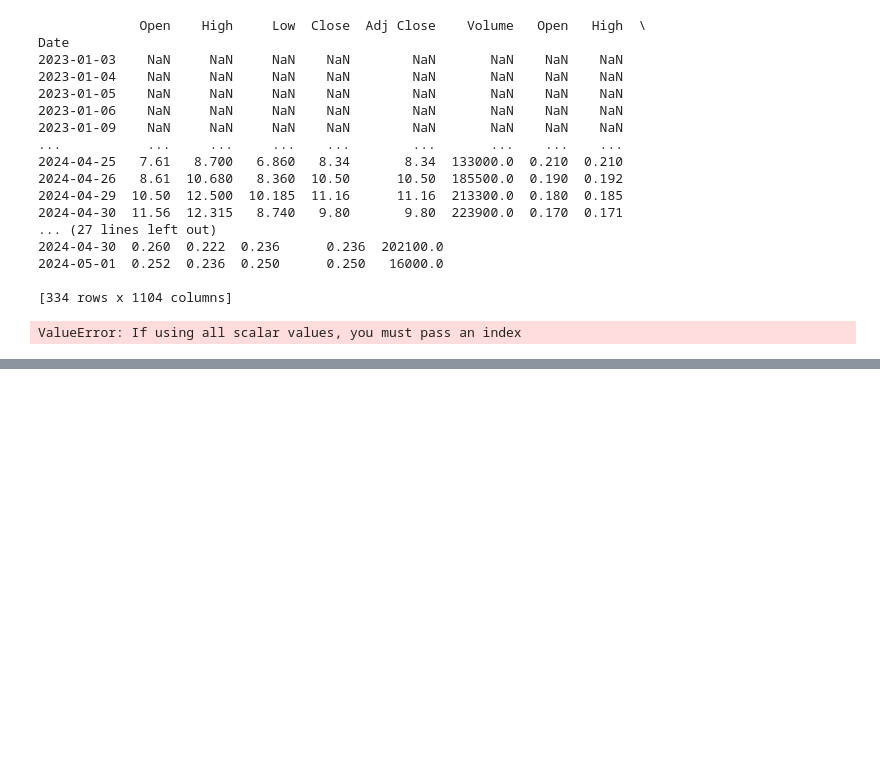
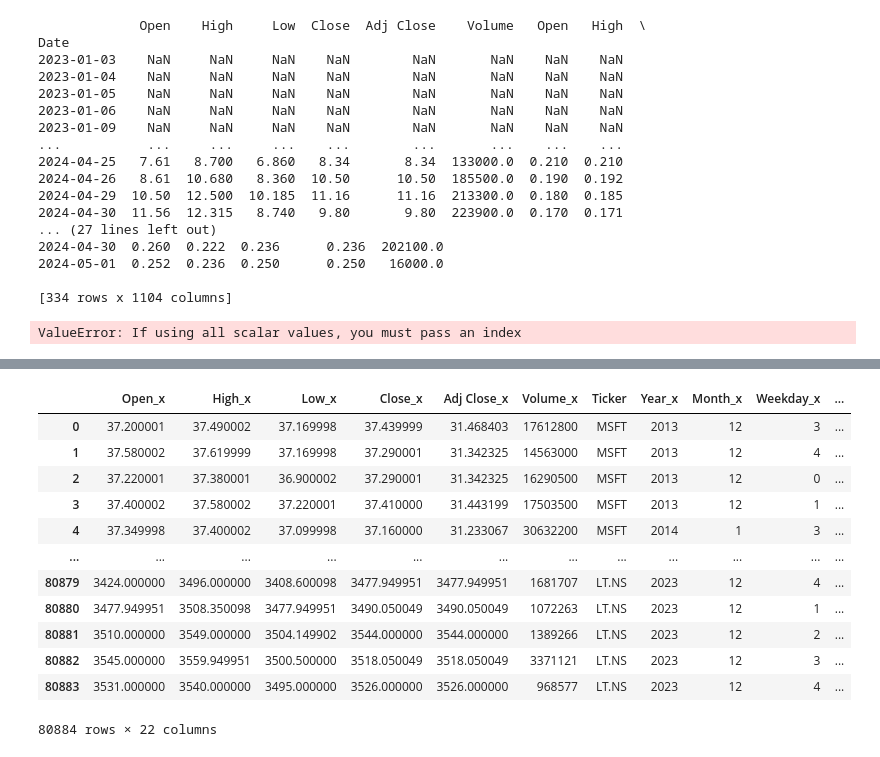
Before and after one commit to thaiphi/Stock-Markets-Analytics-2024, a Jupyter notebook: Week 2/Module_2_Homework.ipynb, the cells around one changed output, grey strips where cells are left out. Cells and saved outputs as stored; diff of their text form; code cells hidden in the pictures; blank space fills up the shorter version.

```diff
--- a/Week 2/Module_2_Homework.ipynb
+++ b/Week 2/Module_2_Homework.ipynb
@@ -577,0 +591,9 @@ print(f"Median investment return for optimal X: {medians[optimal_x] * 100:.2f}%"
+# %%
+US_STOCKS = ['MSFT', 'AAPL', 'GOOG', 'NVDA', 'AMZN', 'META', 'BRK-B', 'LLY', 'AVGO','V', 'JPM']
+
+EU_STOCKS = ['NVO','MC.PA', 'ASML', 'RMS.PA', 'OR.PA', 'SAP', 'ACN', 'TTE', 'SIE.DE','IDEXY','CDI.PA']
+
+INDIA_STOCKS = ['RELIANCE.NS','TCS.NS','HDB','BHARTIARTL.NS','IBN','SBIN.NS','LICI.NS','INFY','ITC.NS','HINDUNILVR.NS','LT.NS']
+# %%
+LARGEST_STOCKS = US_STOCKS  + EU_STOCKS + INDIA_STOCKS
+LARGEST_STOCKS
@@ -577,0 +745,28 @@ print(f"Median investment return for optimal X: {medians[optimal_x] * 100:.2f}%"
+# %%
+# prompt: Calculate growth_7d for every stock and every day. Get the average daily growth_7d for the LARGEST_STOCKS group vs. the LARGE_STOCKS group.
+
+import pandas as pd
+# Merge the two DataFrames
+merged_df = pd.merge(large_stocks_df, largest_stocks_df, on=['Date', 'Ticker'])
+
+# Rename the columns for clarity
+merged_df.rename(columns={'growth_7d_x': 'growth_7d_large', 'growth_7d_y': 'growth_7d_largest'}, inplace=True)
+
+# Create a pivot table to "flatten" the table
+pivot_table = pd.pivot_table(merged_df, values=['growth_7d_large', 'growth_7d_largest'], index='Date', columns='Ticker')
+# %%
+merged_df
+# %% [output]
+|  | Open_x | High_x | Low_x | Close_x | Adj Close_x | Volume_x | Ticker | Year_x | Month_x | Weekday_x | ... |
+| 0 | 37.200001 | 37.490002 | 37.169998 | 37.439999 | 31.468403 | 17612800 | MSFT | 2013 | 12 | 3 | ... |
+| 1 | 37.580002 | 37.619999 | 37.169998 | 37.290001 | 31.342325 | 14563000 | MSFT | 2013 | 12 | 4 | ... |
+| 2 | 37.220001 | 37.380001 | 36.900002 | 37.290001 | 31.342325 | 16290500 | MSFT | 2013 | 12 | 0 | ... |
+| 3 | 37.400002 | 37.580002 | 37.220001 | 37.410000 | 31.443199 | 17503500 | MSFT | 2013 | 12 | 1 | ... |
+| 4 | 37.349998 | 37.400002 | 37.099998 | 37.160000 | 31.233067 | 30632200 | MSFT | 2014 | 1 | 3 | ... |
+| ... | ... | ... | ... | ... | ... | ... | ... | ... | ... | ... | ... |
+| 80879 | 3424.000000 | 3496.000000 | 3408.600098 | 3477.949951 | 3477.949951 | 1681707 | LT.NS | 2023 | 12 | 4 | ... |
+| 80880 | 3477.949951 | 3508.350098 | 3477.949951 | 3490.050049 | 3490.050049 | 1072263 | LT.NS | 2023 | 12 | 1 | ... |
+| 80881 | 3510.000000 | 3549.000000 | 3504.149902 | 3544.000000 | 3544.000000 | 1389266 | LT.NS | 2023 | 12 | 2 | ... |
+| 80882 | 3545.000000 | 3559.949951 | 3500.500000 | 3518.050049 | 3518.050049 | 3371121 | LT.NS | 2023 | 12 | 3 | ... |
+| 80883 | 3531.000000 | 3540.000000 | 3495.000000 | 3526.000000 | 3526.000000 | 968577 | LT.NS | 2023 | 12 | 4 | ... |
+80884 rows × 22 columns
```
Also changed, not shown: parts of 7 cells of this notebook.
